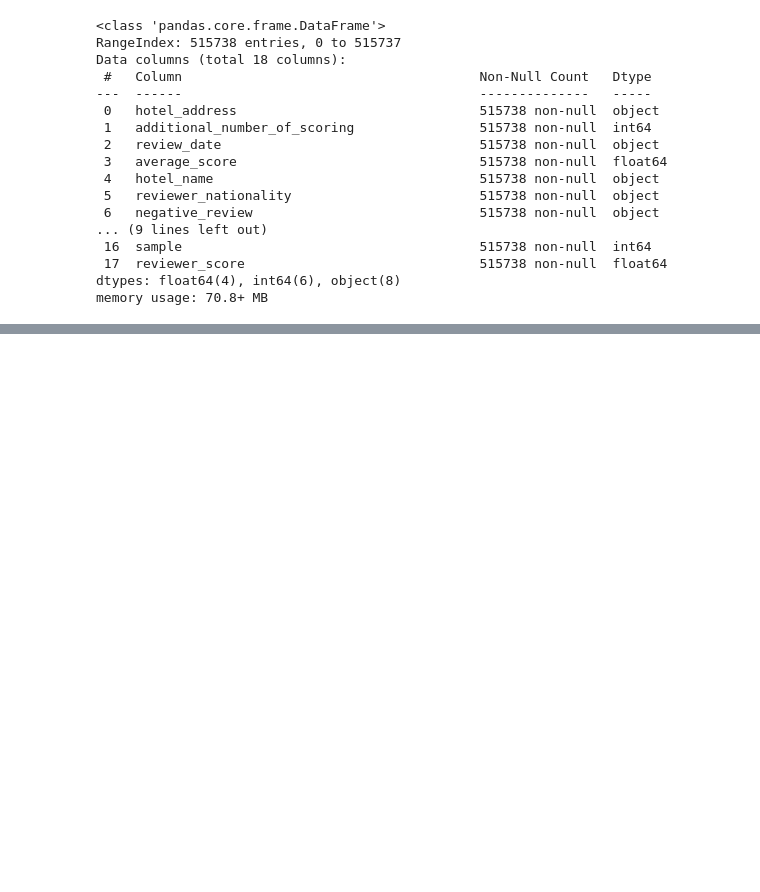
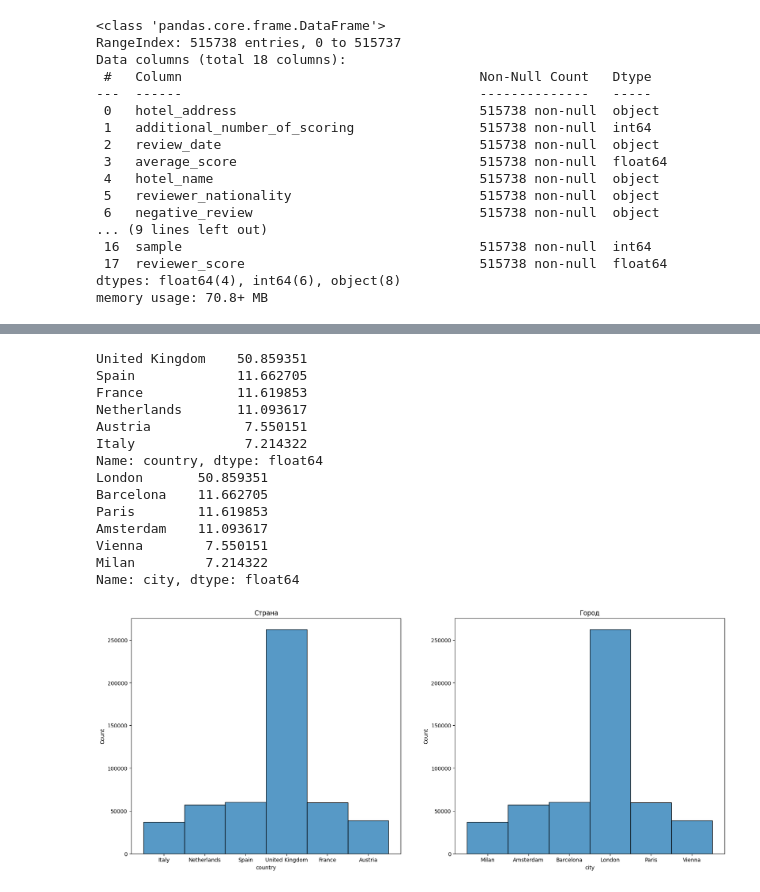
Before and after one commit to banzarkhan/booking_kaggle, a Jupyter notebook: kaggle-booking.ipynb, the cells around one changed output, grey strips where cells are left out. Saved outputs shown, nothing was run; the diff lists cells and outputs as text; code cells hidden in the pictures; blank space fills up the shorter version.

Commit message:
distance to the city center

```diff
--- a/kaggle-booking.ipynb
+++ b/kaggle-booking.ipynb
@@ -141,0 +208,3 @@ data_null['hotel_address'].nunique()
+# %%
+hotels_nan = pd.read_csv('data/hotels_nan.csv', sep=';')
+hotels_nan.head()
@@ -141,0 +257,13 @@ data_null['hotel_address'].nunique()
+# %%
+count = 0
+
+for address in data_copy['hotel_address']:
+    if 'London' in address:
+        count += 1
+
+result = abs(data[data_copy['country']=='United Kingdom'].shape[0] - count)
+
+if result == 0:
+    print('All hotels in United Kingdom are situated in London')
+else:
+    print(f'There are {result} hotels which situated in other cities')
@@ -141,0 +276,13 @@ data_null['hotel_address'].nunique()
+# %%
+def city(address):
+    lst = address.split(" ")
+    if lst[-1] == 'Kingdom':
+        return 'London'
+    else:
+        return lst[-2]
+
+#создаем новый признак city
+data_copy['city'] = data_copy['hotel_address'].apply(city)
+
+# выводим количество уникальных стран, для выбора способа преобразования
+print(data_copy['city'].nunique())
@@ -141,0 +295,3 @@ data_null['hotel_address'].nunique()
+# %%
+city_center = pd.read_csv('data/city_center.csv', sep =';')
+city_center.head()
@@ -141,0 +340,28 @@ data_null['hotel_address'].nunique()
+# %%
+# Выводим информацию о соотношении стран в %
+print(data_copy['country'].value_counts(normalize = True)*100)
+print(data_copy['city'].value_counts(normalize = True)*100)
+
+fig, axes = plt.subplots(1, 2, figsize=(20, 8))
+
+sns.histplot(x='country', data=data_copy, ax=axes[0])
+sns.histplot(x='city', data=data_copy, ax=axes[1])
+
+axes[0].set_title('Страна');
+axes[1].set_title('Город');
+# %% [output]
+United Kingdom    50.859351
+Spain             11.662705
+France            11.619853
+Netherlands       11.093617
+Austria            7.550151
+Italy              7.214322
+Name: country, dtype: float64
+London       50.859351
+Barcelona    11.662705
+Paris        11.619853
+Amsterdam    11.093617
+Vienna        7.550151
+Milan         7.214322
+Name: city, dtype: float64
+[figure, added]
```
Also changed, not shown: parts of 38 cells of this notebook.
